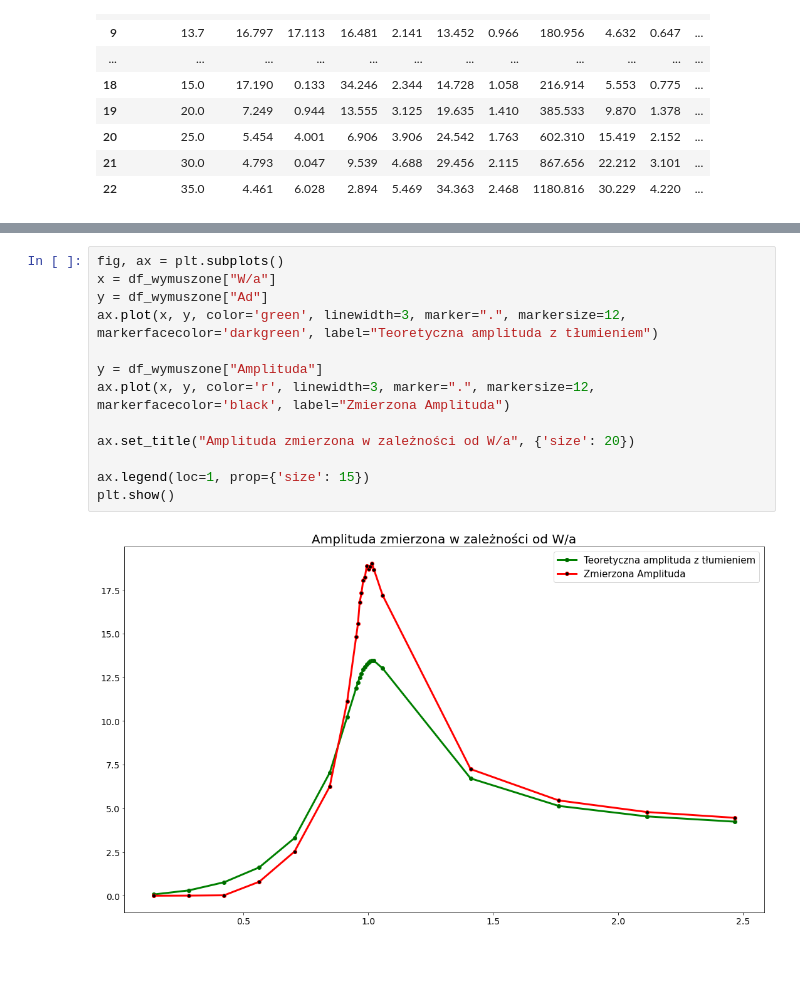
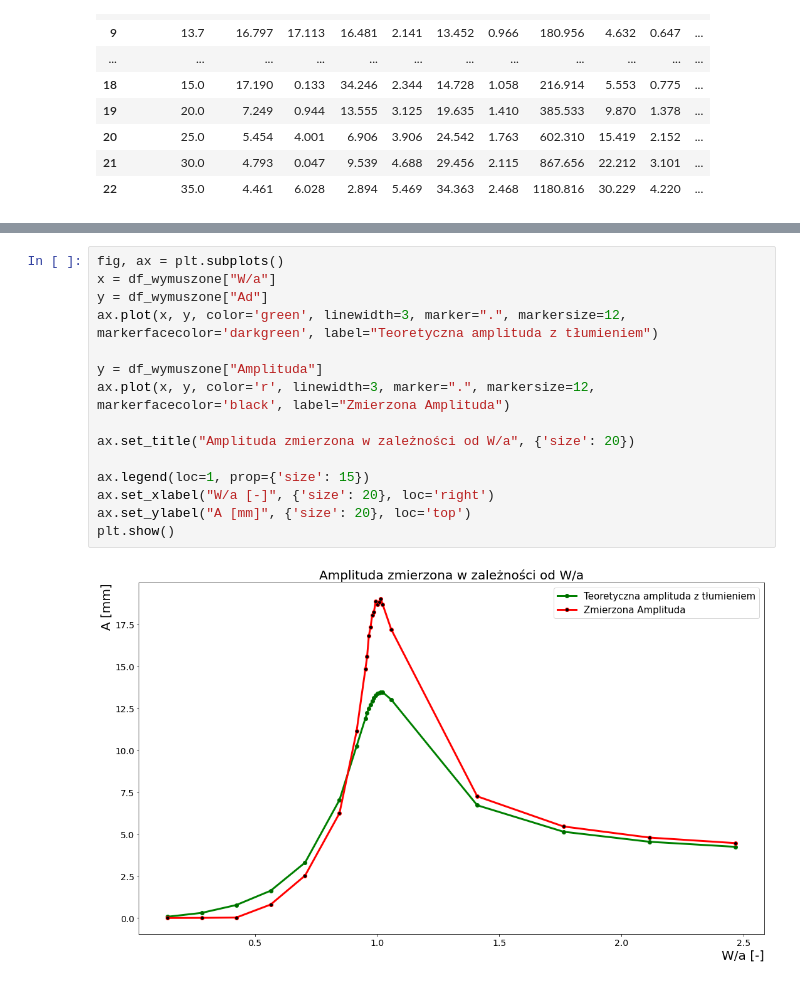
Before and after one commit to NotSirius-A/mechanika, a Jupyter notebook: mechanika.ipynb, the cells around one changed output, grey strips where cells are left out. Drawn from its saved outputs; the diff is of its cells as text.

```diff
--- a/mechanika.ipynb
+++ b/mechanika.ipynb
@@ -191,15 +201,17 @@ plt.show()
 # %%
 fig, ax = plt.subplots()
 x = df_wymuszone["W/a"]
 y = df_wymuszone["Ad"]
 ax.plot(x, y, color='green', linewidth=3, marker=".", markersize=12, markerfacecolor='darkgreen', label="Teoretyczna amplituda z tłumieniem")
 
 y = df_wymuszone["Amplituda"]
 ax.plot(x, y, color='r', linewidth=3, marker=".", markersize=12, markerfacecolor='black', label="Zmierzona Amplituda")
 
 ax.set_title("Amplituda zmierzona w zależności od W/a", {'size': 20})
 
 ax.legend(loc=1, prop={'size': 15})
+ax.set_xlabel("W/a [-]", {'size': 20}, loc='right')
+ax.set_ylabel("A [mm]", {'size': 20}, loc='top')
 plt.show()
 # %% [output]
-[figure, old version]
+[figure, new version]
```
Also changed, not shown: parts of 4 cells of this notebook, 4 other files.
